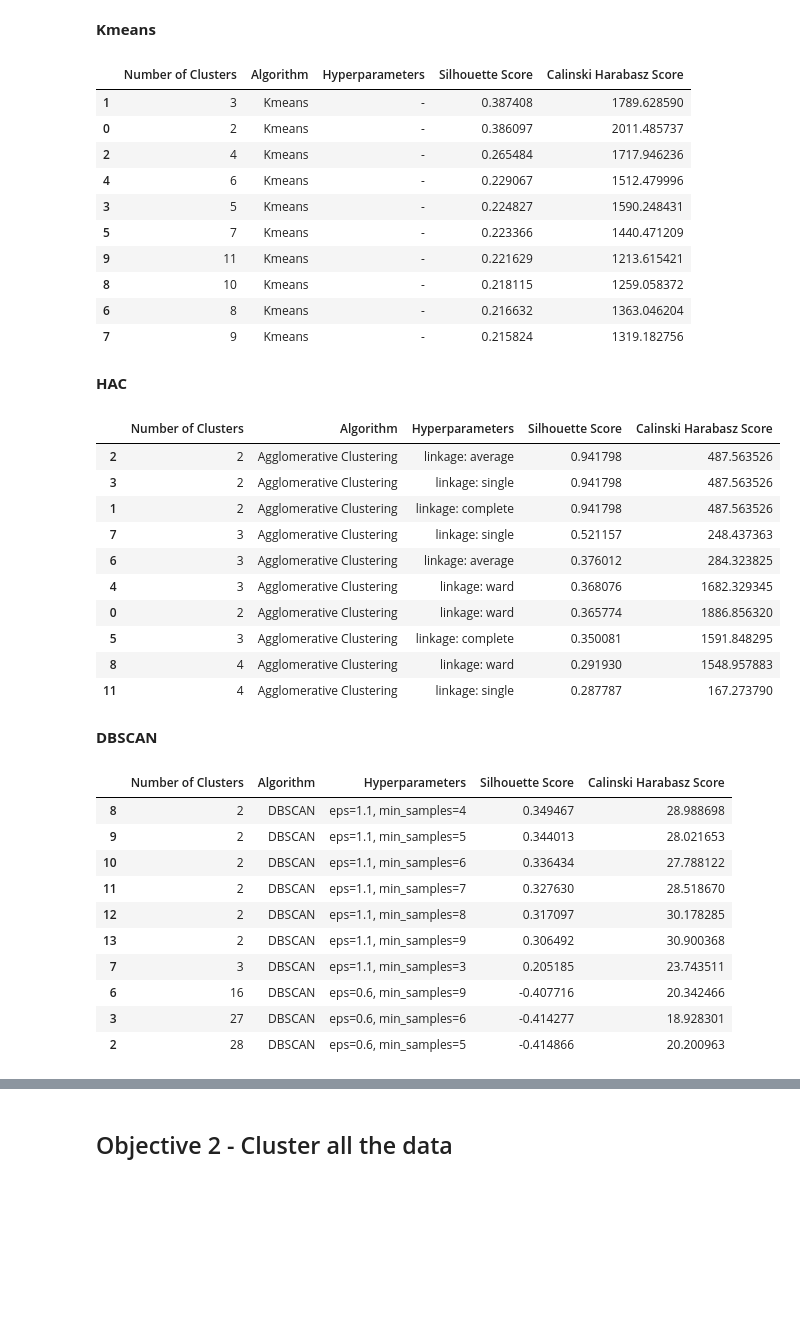
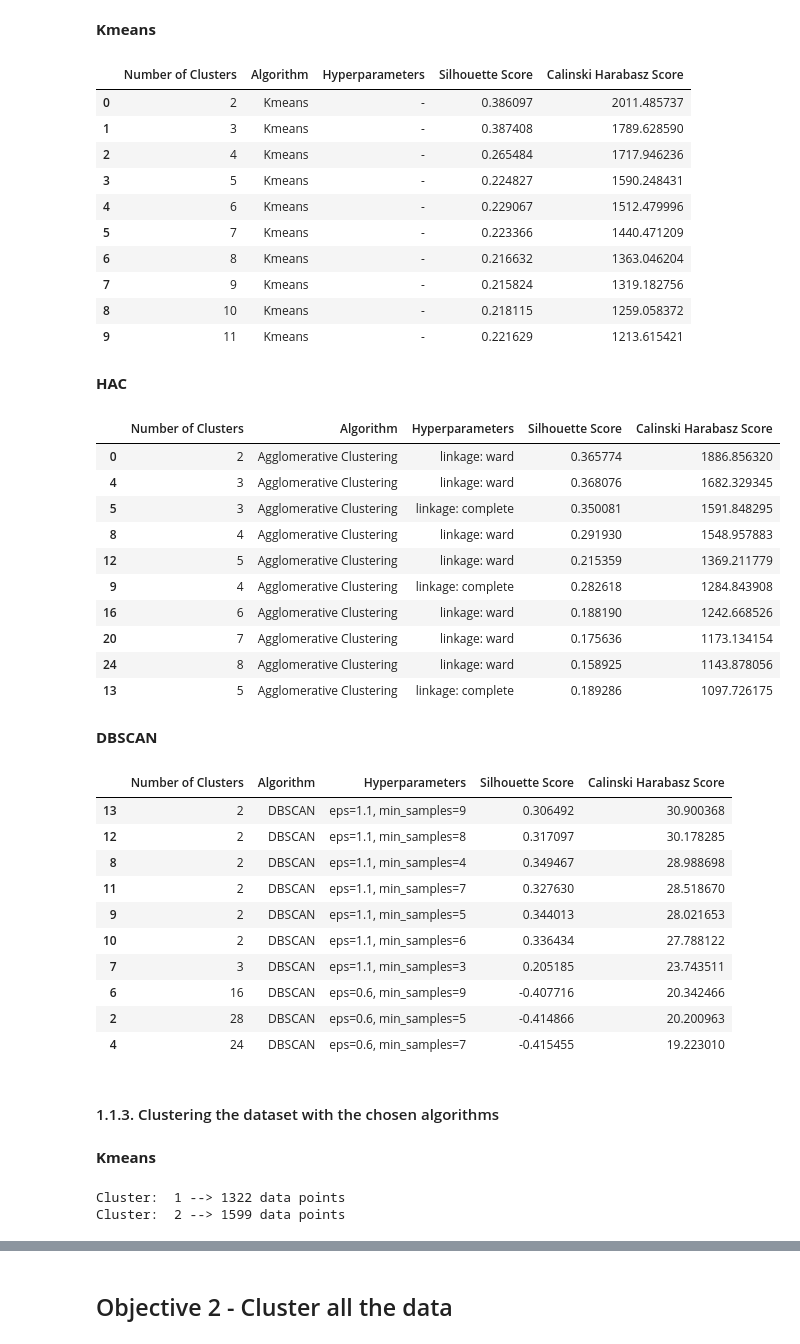
Before and after one commit to ray2g/Data-Mining-Projects, a Jupyter notebook: Homework Assignment 4/PD_TPC4_script.ipynb, the cells around one changed output, grey strips where cells are left out. Drawn from its saved outputs; the diff is of its cells as text; code cells hidden in the pictures; blank space fills up the shorter version.

```diff
--- a/Homework Assignment 4/PD_TPC4_script.ipynb
+++ b/Homework Assignment 4/PD_TPC4_script.ipynb
@@ -112,6 +113,7 @@ midnight_noon_dt.shape
 **Scaling**
 # %%
 scaler_mm = MinMaxScaler()
+data_mm = scaler_mm.fit_transform(data) # scale all data
 midnight_mm = scaler_mm.fit_transform(midnight_dt)  # scale midnight dataframe
 noon_mm = scaler_mm.fit_transform(noon_dt)  # scale noon dataframe
 midnight_noon_mm = scaler_mm.fit_transform(midnight_noon_dt)  # scale midnight_noon dataframe
@@ -119,12 +121,13 @@ midnight_noon_mm = scaler_mm.fit_transform(midnight_noon_dt)  # scale midnight_n
 **Standardize**
 # %%
 scaler_ss = StandardScaler()
+data_ss = scaler_ss.fit_transform(data_mm)         # data array standardization
 midnight_ss = scaler_ss.fit_transform(midnight_mm)  # midnight array standardization
 noon_ss = scaler_ss.fit_transform(noon_mm)  # noon array standardization
 midnight_noon_ss = scaler_ss.fit_transform(midnight_noon_mm)  # midnight_noon array standardization
 
 # tranform into dataframe
-
+data_standard = pd.DataFrame(data=data_ss)
 midnight_standard = pd.DataFrame(data=midnight_ss)
 noon_standard = pd.DataFrame(data=noon_ss)
 midnight_noon_standard = pd.DataFrame(data=midnight_noon_ss)
@@ -345,50 +394,54 @@ Knee Point: 17
 **Kmeans**
 # %%
 noon_cluster_kmeans = cluster_analysis_kmeans(noon_standard, 50)
-noon_cluster_kmeans.sort_values(['Silhouette Score'],ascending=False).head(10)
+noon_cluster_kmeans.sort_values(['Calinski Harabasz Score'],ascending=False).head(10)
 # %% [output]
 |  | Number of Clusters | Algorithm | Hyperparameters | Silhouette Score | Calinski Harabasz Score |
+| 0 | 2 | Kmeans | - | 0.386097 | 2011.485737 |
 | 1 | 3 | Kmeans | - | 0.387408 | 1789.628590 |
-| 0 | 2 | Kmeans | - | 0.386097 | 2011.485737 |
 | 2 | 4 | Kmeans | - | 0.265484 | 1717.946236 |
+| 3 | 5 | Kmeans | - | 0.224827 | 1590.248431 |
 | 4 | 6 | Kmeans | - | 0.229067 | 1512.479996 |
-| 3 | 5 | Kmeans | - | 0.224827 | 1590.248431 |
 | 5 | 7 | Kmeans | - | 0.223366 | 1440.471209 |
-| 9 | 11 | Kmeans | - | 0.221629 | 1213.615421 |
-| 8 | 10 | Kmeans | - | 0.218115 | 1259.058372 |
 | 6 | 8 | Kmeans | - | 0.216632 | 1363.046204 |
 | 7 | 9 | Kmeans | - | 0.215824 | 1319.182756 |
+| 8 | 10 | Kmeans | - | 0.218115 | 1259.058372 |
+| 9 | 11 | Kmeans | - | 0.221629 | 1213.615421 |
 # %% [markdown]
 **HAC**
 # %%
 noon_cluster_hac = cluster_analysis_hac(noon_standard, 50)
-noon_cluster_hac.sort_values(['Silhouette Score'],ascending=False).head(10)
+noon_cluster_hac.sort_values(['Calinski Harabasz Score'],ascending=False).head(10)
 # %% [output]
 |  | Number of Clusters | Algorithm | Hyperparameters | Silhouette Score | Calinski Harabasz Score |
-| 2 | 2 | Agglomerative Clustering | linkage: average | 0.941798 | 487.563526 |
-| 3 | 2 | Agglomerative Clustering | linkage: single | 0.941798 | 487.563526 |
-| 1 | 2 | Agglomerative Clustering | linkage: complete | 0.941798 | 487.563526 |
-| 7 | 3 | Agglomerative Clustering | linkage: single | 0.521157 | 248.437363 |
-| 6 | 3 | Agglomerative Clustering | linkage: average | 0.376012 | 284.323825 |
+| 0 | 2 | Agglomerative Clustering | linkage: ward | 0.365774 | 1886.856320 |
 | 4 | 3 | Agglomerative Clustering | linkage: ward | 0.368076 | 1682.329345 |
-| 0 | 2 | Agglomerative Clustering | linkage: ward | 0.365774 | 1886.856320 |
 | 5 | 3 | Agglomerative Clustering | linkage: complete | 0.350081 | 1591.848295 |
 | 8 | 4 | Agglomerative Clustering | linkage: ward | 0.291930 | 1548.957883 |
-| 11 | 4 | Agglomerative Clustering | linkage: single | 0.287787 | 167.273790 |
+| 12 | 5 | Agglomerative Clustering | linkage: ward | 0.215359 | 1369.211779 |
+| 9 | 4 | Agglomerative Clustering | linkage: complete | 0.282618 | 1284.843908 |
+| 16 | 6 | Agglomerative Clustering | linkage: ward | 0.188190 | 1242.668526 |
+| 20 | 7 | Agglomerative Clustering | linkage: ward | 0.175636 | 1173.134154 |
+| 24 | 8 | Agglomerative Clustering | linkage: ward | 0.158925 | 1143.878056 |
+| 13 | 5 | Agglomerative Clustering | linkage: complete | 0.189286 | 1097.726175 |
 # %% [markdown]
 **DBSCAN**
 # %%
 noon_cluster_dbs = cluster_analysis_dbs(noon_standard)
-noon_cluster_dbs.sort_values(['Silhouette Score'],ascending=False).head(10)
+noon_cluster_dbs.sort_values(['Calinski Harabasz Score'],ascending=False).head(10)
 # %% [output]
 |  | Number of Clusters | Algorithm | Hyperparameters | Silhouette Score | Calinski Harabasz Score |
+| 13 | 2 | DBSCAN | eps=1.1, min_samples=9 | 0.306492 | 30.900368 |
+| 12 | 2 | DBSCAN | eps=1.1, min_samples=8 | 0.317097 | 30.178285 |
 | 8 | 2 | DBSCAN | eps=1.1, min_samples=4 | 0.349467 | 28.988698 |
+| 11 | 2 | DBSCAN | eps=1.1, min_samples=7 | 0.327630 | 28.518670 |
 | 9 | 2 | DBSCAN | eps=1.1, min_samples=5 | 0.344013 | 28.021653 |
 | 10 | 2 | DBSCAN | eps=1.1, min_samples=6 | 0.336434 | 27.788122 |
-| 11 | 2 | DBSCAN | eps=1.1, min_samples=7 | 0.327630 | 28.518670 |
-| 12 | 2 | DBSCAN | eps=1.1, min_samples=8 | 0.317097 | 30.178285 |
-| 13 | 2 | DBSCAN | eps=1.1, min_samples=9 | 0.306492 | 30.900368 |
 | 7 | 3 | DBSCAN | eps=1.1, min_samples=3 | 0.205185 | 23.743511 |
 | 6 | 16 | DBSCAN | eps=0.6, min_samples=9 | -0.407716 | 20.342466 |
-| 3 | 27 | DBSCAN | eps=0.6, min_samples=6 | -0.414277 | 18.928301 |
 | 2 | 28 | DBSCAN | eps=0.6, min_samples=5 | -0.414866 | 20.200963 |
+| 4 | 24 | DBSCAN | eps=0.6, min_samples=7 | -0.415455 | 19.223010 |
+# %% [markdown]
+#### 1.1.3. Clustering the dataset with the chosen algorithms
+# %% [markdown]
+**Kmeans**
@@ -394,0 +450,8 @@ noon_cluster_dbs.sort_values(['Silhouette Score'],ascending=False).head(10)
+# %%
+nclusts=len(set(kms_noon.labels_))
+cluster_elements_count = np.bincount(kms_noon.labels_)
+for i in range(nclusts):
+    print("Cluster: ", i +1, "-->", cluster_elements_count[i], "data points")
+# %% [output]
+Cluster:  1 --> 1322 data points
+Cluster:  2 --> 1599 data points
```
Also changed, not shown: parts of 72 cells of this notebook.
